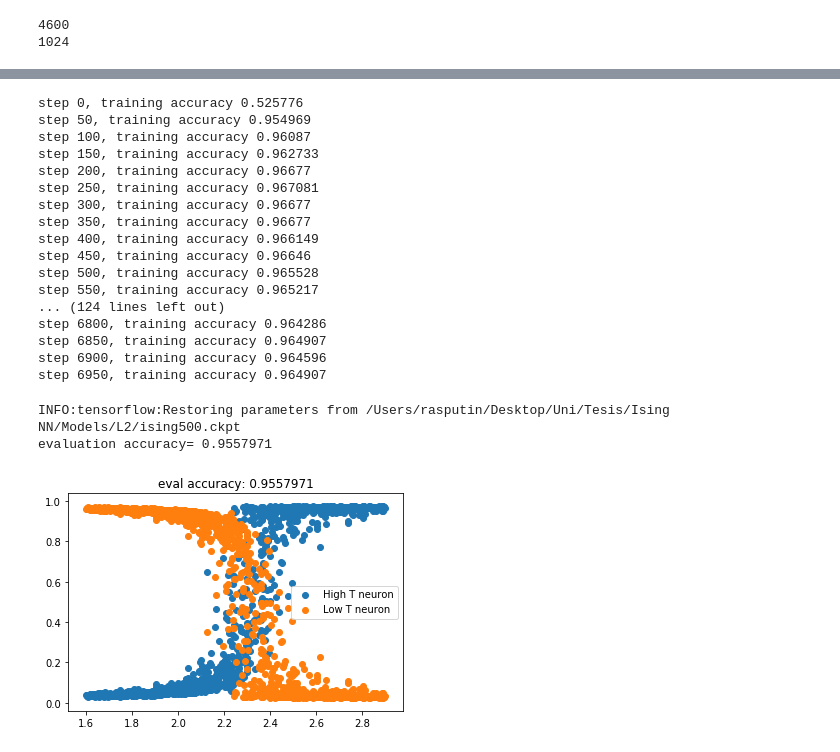
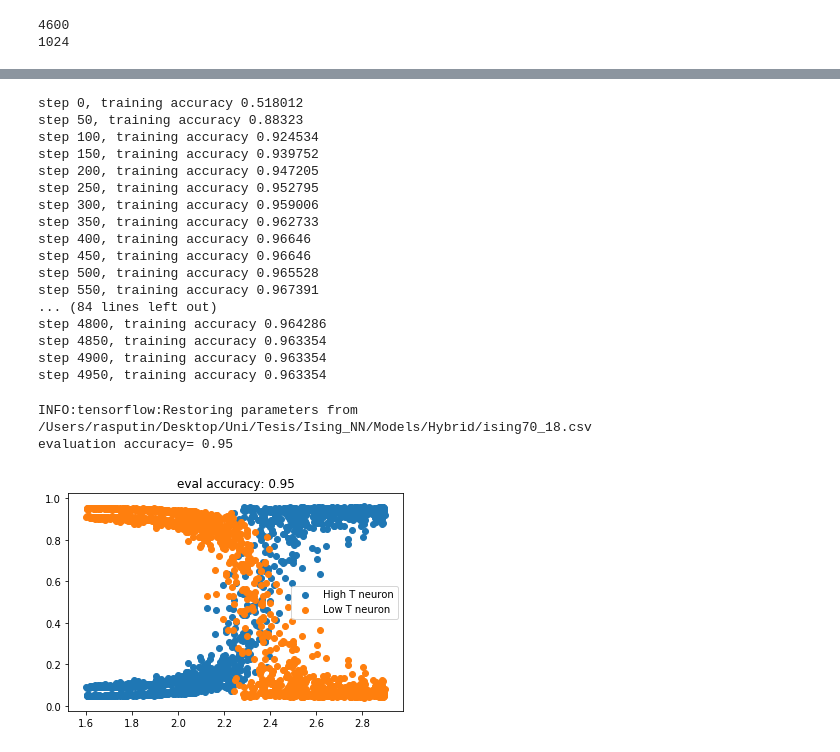
Before and after one commit to Ssalazar12/Machine-Learning, a Jupyter notebook: Ising-Model/Spins_cross.ipynb, the cells around one changed output, grey strips where cells are left out. Drawn from its saved outputs; the diff is of its cells as text; code cells hidden in the pictures.

```diff
--- a/Ising-Model/Spins_cross.ipynb
+++ b/Ising-Model/Spins_cross.ipynb
@@ -121,7 +119,7 @@ def layers(x, W,b):
 
 
 n_labels=2 #there will be one output neuron for each label
-hidden=50 #number of hidden units
+hidden=70 #number of hidden units
 size=n_spins #system size
 
 
@@ -143,13 +141,23 @@ y_hat=layers(lay_1, W_2,b_2) #our predicted value
 error = tf.nn.softmax_cross_entropy_with_logits(labels=y, logits=y_hat)
 
 #adds an  regularization term to with a beta value
-#beta=0.002 #for L1
 beta =0.01 #for L2
+alpha=0.002 #for L1
 
 #creates an l1 regularizer
-#l1_regularizer = tf.contrib.layers.l1_regularizer( scale=beta, scope=None)
-#weights = tf.trainable_variables() # all vars from the graph
-#reg_penalty = tf.contrib.layers.apply_regularization(l1_regularizer, weights)
+#def l1_true(): return tf.contrib.layers.l1_regularizer(scale=alpha, scope=None)
+#def l2_true(): return tf.contrib.layers.l2_regularizer(scale=beta, scope=None)
+
+#def hy_reg(err):
+#    regularizer = tf.cond(err<beta,l1_true(),l2_true())
+#    weights = tf.trainable_variables() # all vars from the graph
+#    reg_penalty = tf.contrib.layers.apply_regularization(regularizer, weights)
+#    return reg_penalty
+
+#print(type(tf.contrib.layers.l1_regularizer(scale=alpha, scope=None)))
+#hy_regularizer = tf.contrib.layers.l1_regularizer(scale=alpha, scope=None)
+
+#error = tf.reduce_mean(error + hy_reg(error))
 
 #this one for l2
 error = tf.reduce_mean(error + beta *( tf.nn.l2_loss(W_1)+tf.nn.l2_loss(W_2)))
@@ -174,14 +182,14 @@ out=np.zeros(shape=(len(temp),n_labels))
 outav=np.zeros(shape=(len(temp)))
 outac = np.zeros(shape=(len(temp)))
 evolve_acc = []
-
+ii=18
 #starting a session
 init = tf.global_variables_initializer()
 with tf.Session() as sess:
 
     sess.run(init)
 
-    epochs = 7000
+    epochs = 5000
     #training cycle
 
     for i in range(epochs):
@@ -203,25 +211,25 @@ with tf.Session() as sess:
 
     outav=res #neuron outputs
 
-    saver2.save(sess, '/Users/rasputin/Desktop/Uni/Tesis/Ising NN/Models/Hybrid/ising50.ckpt')
+    saver2.save(sess, '/Users/rasputin/Desktop/Uni/Tesis/Ising_NN/Models/Hybrid/ising70_'+str(ii)+'.csv')
 # %% [output]
-step 0, training accuracy 0.525776
-step 50, training accuracy 0.954969
-step 100, training accuracy 0.96087
-step 150, training accuracy 0.962733
-step 200, training accuracy 0.96677
-step 250, training accuracy 0.967081
-step 300, training accuracy 0.96677
-step 350, training accuracy 0.96677
-step 400, training accuracy 0.966149
+step 0, training accuracy 0.518012
+step 50, training accuracy 0.88323
+step 100, training accuracy 0.924534
+step 150, training accuracy 0.939752
+step 200, training accuracy 0.947205
+step 250, training accuracy 0.952795
+step 300, training accuracy 0.959006
+step 350, training accuracy 0.962733
+step 400, training accuracy 0.96646
 step 450, training accuracy 0.96646
 step 500, training accuracy 0.965528
-step 550, training accuracy 0.965217
-... (124 lines left out)
-step 6800, training accuracy 0.964286
-step 6850, training accuracy 0.964907
-step 6900, training accuracy 0.964596
-step 6950, training accuracy 0.964907
+step 550, training accuracy 0.967391
+... (84 lines left out)
+step 4800, training accuracy 0.964286
+step 4850, training accuracy 0.963354
+step 4900, training accuracy 0.963354
+step 4950, training accuracy 0.963354
 # %%
 #Loads test data
 #with open('spins_COP_test.p', 'rb') as f:
@@ -251,7 +259,7 @@ step 6950, training accuracy 0.964907
 #evaluates the trained network with the new unlabeled data
 with tf.Session() as sess:
     #restores the model
-    saver2.restore(sess, '/Users/rasputin/Desktop/Uni/Tesis/Ising NN/Models/Hybrid/ising50.ckpt')
+    saver2.restore(sess, '/Users/rasputin/Desktop/Uni/Tesis/Ising_NN/Models/Hybrid/ising70_'+str(ii)+'.csv')
     for i in range(len(y_test)):
         output= sess.run(y_hat,feed_dict={x:X_test})
     eval_accur=accuracy.eval({ x: X_test, y:y_test})
@@ -259,28 +267,28 @@ with tf.Session() as sess:
 
     h_w, o_w= sess.run([W_1,W_2],feed_dict={x:X_test})
 # %% [output]
-INFO:tensorflow:Restoring parameters from /Users/rasputin/Desktop/Uni/Tesis/Ising NN/Models/L2/ising500.ckpt
-evaluation accuracy= 0.9557971
+INFO:tensorflow:Restoring parameters from /Users/rasputin/Desktop/Uni/Tesis/Ising_NN/Models/Hybrid/ising70_18.csv
+evaluation accuracy= 0.95
 # %%
 x=X_testT['T']
 plt.scatter(x, output[:,0], label= 'High T neuron')
 plt.scatter(x, output[:,1], label= 'Low T neuron')
 plt.legend()
 plt.title('eval accuracy: '+ str(eval_accur))
-plt.savefig('/Users/rasputin/Desktop/Uni/Tesis/Ising NN/32x32/Hybrid/eval_performance_50.pdf')
+plt.savefig('/Users/rasputin/Desktop/Uni/Tesis/Ising_NN/32x32/Hybrid/eval_performance_70_'+str(ii)+'.pdf')
 
 weigth_out=pd.DataFrame(h_w)
-weigth_out.to_csv('/Users/rasputin/Desktop/Uni/Tesis/Ising NN/32x32/Hybrid/W_50.csv')
+weigth_out.to_csv('/Users/rasputin/Desktop/Uni/Tesis/Ising_NN/32x32/Hybrid/W_70_'+str(ii)+'.csv')
 
 out_out=pd.DataFrame(o_w)
-out_out.to_csv('/Users/rasputin/Desktop/Uni/Tesis/Ising NN/32x32/Hybrid/O_50.csv')
+out_out.to_csv('/Users/rasputin/Desktop/Uni/Tesis/Ising_NN/32x32/Hybrid/O_70_'+str(ii)+'.csv')
 
 n_output = pd.DataFrame(output)
-n_output.to_csv('/Users/rasputin/Desktop/Uni/Tesis/Ising NN/32x32/Hybrid/n_50.csv')
+n_output.to_csv('/Users/rasputin/Desktop/Uni/Tesis/Ising_NN/32x32/Hybrid/n_70_'+str(ii)+'.csv')
 true_out= pd.DataFrame(y_test)
-true_out.to_csv('/Users/rasputin/Desktop/Uni/Tesis/Ising NN/32x32/Hybrid/true_50.csv')
+true_out.to_csv('/Users/rasputin/Desktop/Uni/Tesis/Ising_NN/32x32/Hybrid/true_70_'+str(ii)+'.csv')
 
 acc_out=pd.DataFrame(evolve_acc)
-acc_out.to_csv('/Users/rasputin/Desktop/Uni/Tesis/Ising NN/32x32/Hybrid/acc_cross_entropy_50.csv')
+acc_out.to_csv('/Users/rasputin/Desktop/Uni/Tesis/Ising_NN/32x32/Hybrid/acc_cross_entropy_70_'+str(ii)+'.csv')
 # %% [output]
-[figure, old version]
+[figure, new version]
```
Also changed, not shown: parts of 1 cell of this notebook, 4 other files.
